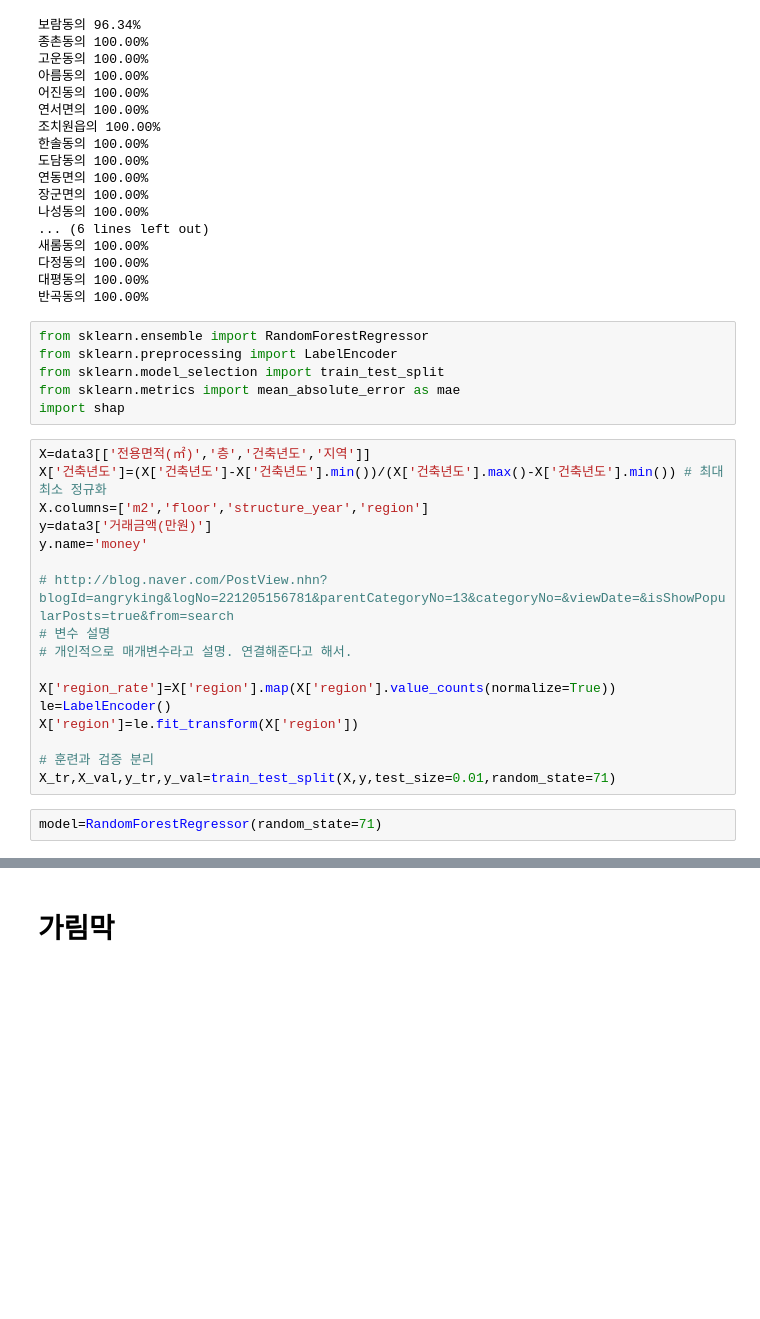
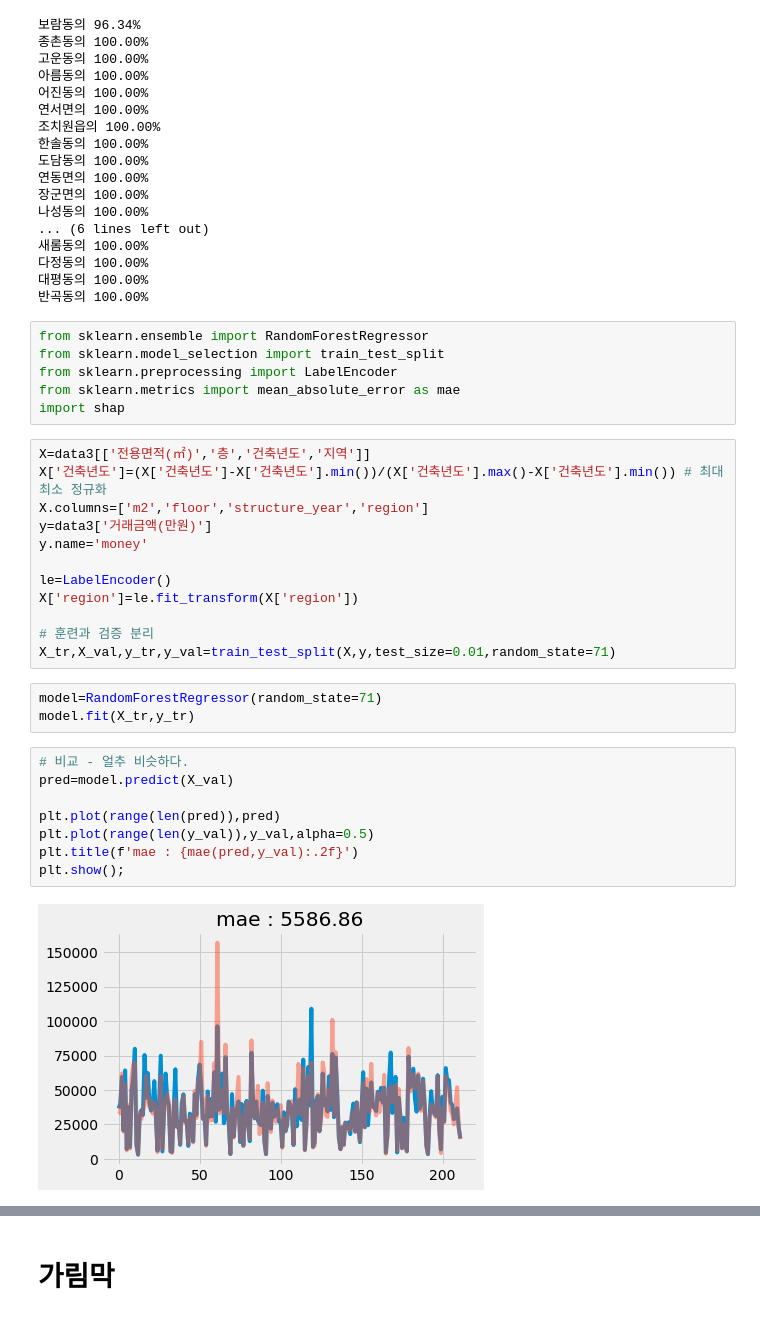
Before and after one commit to 98hyun/DACON, a Jupyter notebook: [세종시_주택시장_특성분석]/주택.ipynb, the cells around one changed output, grey strips where cells are left out. Cells and saved outputs as stored; diff of their text form; blank space fills up the shorter version.

```diff
--- a/[세종시_주택시장_특성분석]/주택.ipynb
+++ b/[세종시_주택시장_특성분석]/주택.ipynb
@@ -728,8 +725,8 @@ for x in data3['지역'].unique():
 반곡동의 100.00%
 # %%
 from sklearn.ensemble import RandomForestRegressor
+from sklearn.model_selection import train_test_split
 from sklearn.preprocessing import LabelEncoder
-from sklearn.model_selection import train_test_split
 from sklearn.metrics import mean_absolute_error as mae
 import shap
 # %%
@@ -739,11 +736,6 @@ X.columns=['m2','floor','structure_year','region']
 y=data3['거래금액(만원)']
 y.name='money'
 
-# http://blog.naver.com/PostView.nhn?blogId=angryking&logNo=221205156781&parentCategoryNo=13&categoryNo=&viewDate=&isShowPopularPosts=true&from=search
-# 변수 설명
-# 개인적으로 매개변수라고 설명. 연결해준다고 해서.
-
-X['region_rate']=X['region'].map(X['region'].value_counts(normalize=True))
 le=LabelEncoder()
 X['region']=le.fit_transform(X['region'])
 
@@ -751,3 +743,14 @@ X['region']=le.fit_transform(X['region'])
 X_tr,X_val,y_tr,y_val=train_test_split(X,y,test_size=0.01,random_state=71)
 # %%
 model=RandomForestRegressor(random_state=71)
+model.fit(X_tr,y_tr)
+# %%
+# 비교 - 얼추 비슷하다.
+pred=model.predict(X_val)
+
+plt.plot(range(len(pred)),pred)
+plt.plot(range(len(y_val)),y_val,alpha=0.5)
+plt.title(f'mae : {mae(pred,y_val):.2f}')
+plt.show();
+# %% [output]
+[figure, added]
```
Also changed, not shown: parts of 25 cells of this notebook.
